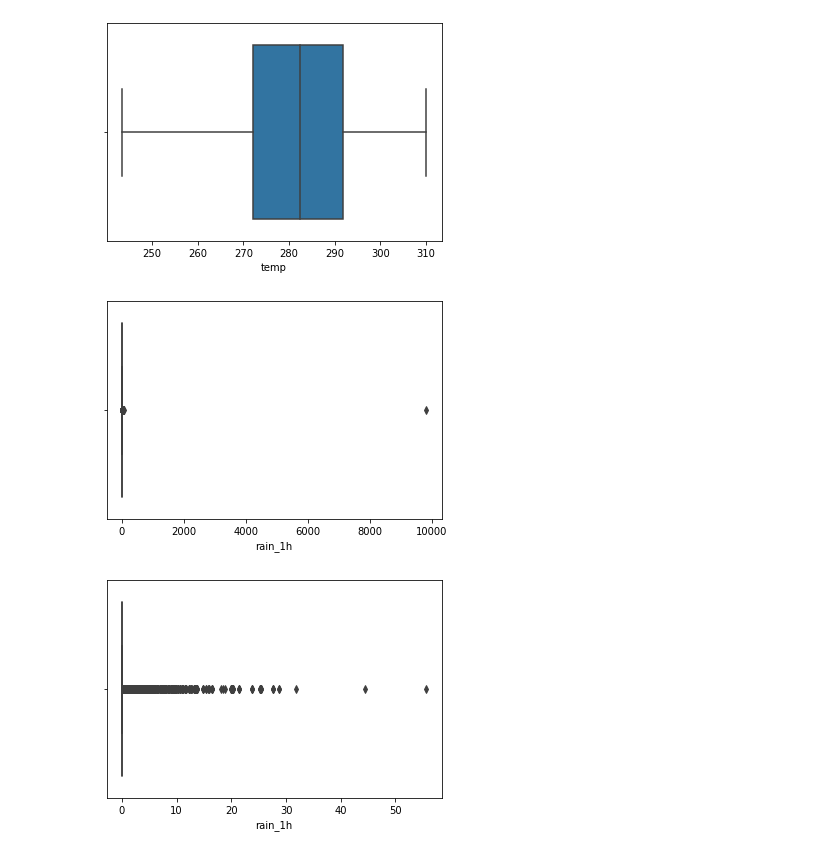
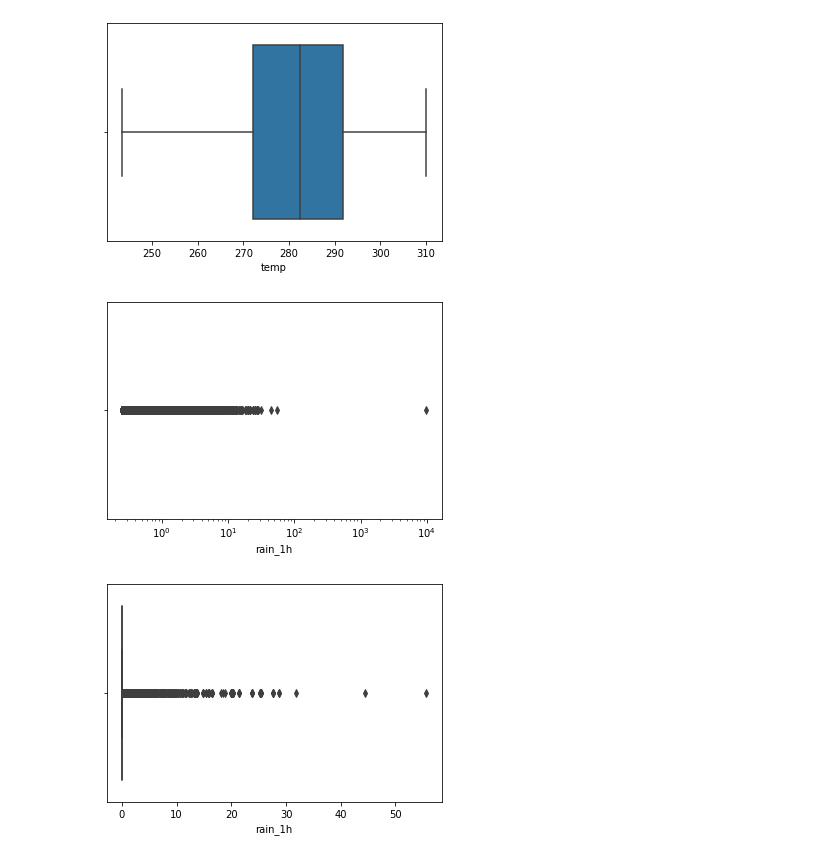
Before and after one commit to omgwenxx/machine_learning, a Jupyter notebook: assignment1/metro_cleanup.ipynb, the cells around one changed output. Cells and saved outputs as stored; diff of their text form; code cells hidden in the pictures.

```diff
--- a/assignment1/metro_cleanup.ipynb
+++ b/assignment1/metro_cleanup.ipynb
@@ -91,10 +101,11 @@ plt.show()
 # %%
 # shows that rain_1h has unnatural outliers
 plt.figure(figsize=(6,4))
-sns.boxplot('rain_1h', data = df)
+a = sns.boxplot('rain_1h', data = df)
+a.set_xscale("log")
 plt.show()
 # %% [output]
-[figure, old version]
+[figure, new version]
 # %%
 # remove errors
 df = df.loc[df['rain_1h']<8000]
```
Also changed, not shown: parts of 9 cells of this notebook, 4 other files.
